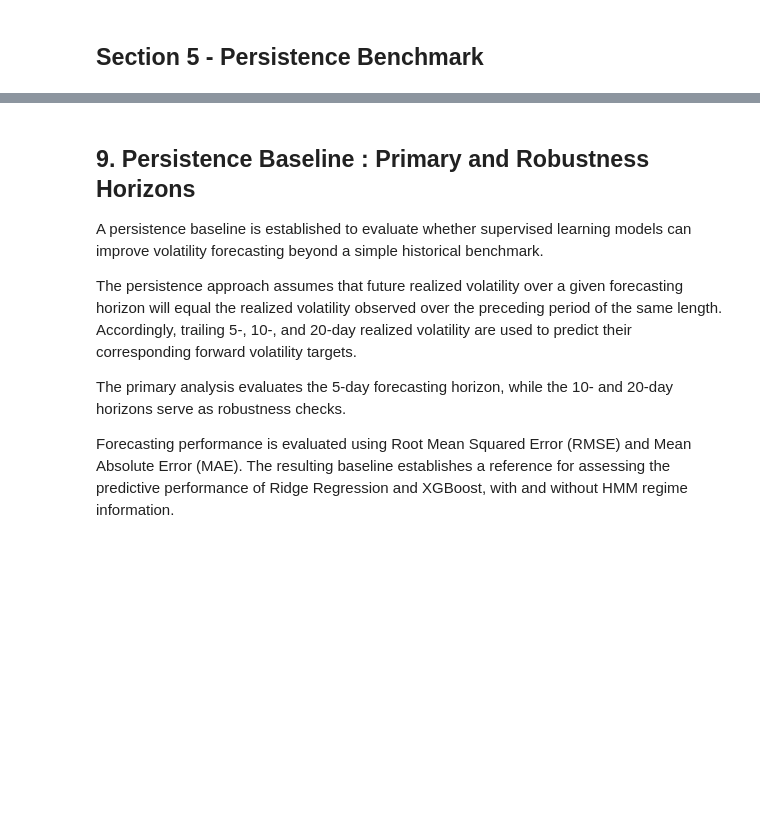
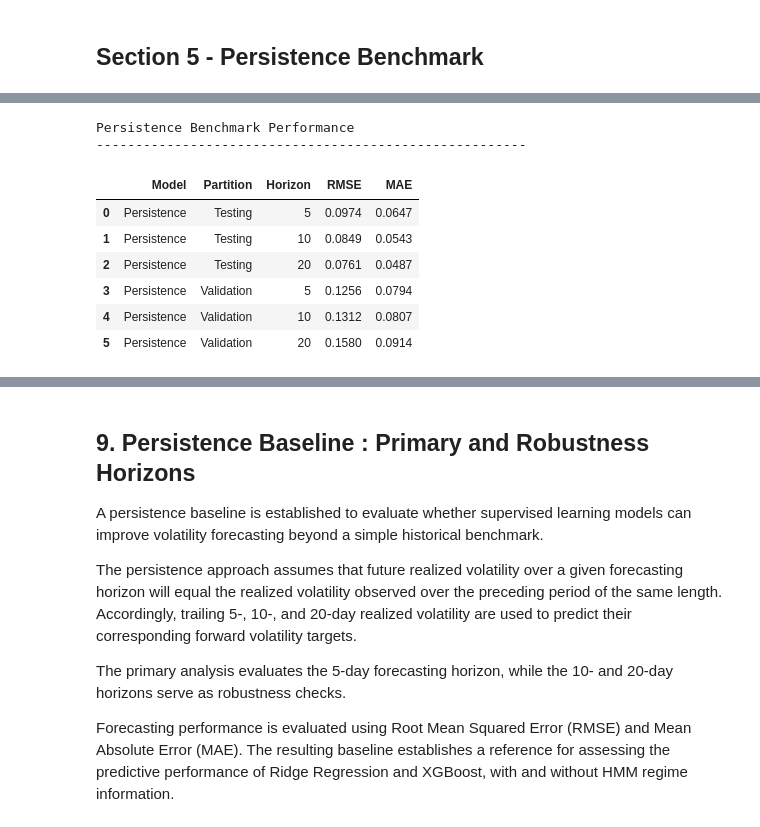
Before and after one commit to LR-Lemon/Milestone-II, a Jupyter notebook: notebooks/02_model_a_volatility_forecasting.ipynb, the cells around one changed output, grey strips where cells are left out. Cells and saved outputs as stored; diff of their text form; code cells hidden in the pictures; blank space fills up the shorter version.

```diff
--- a/notebooks/02_model_a_volatility_forecasting.ipynb
+++ b/notebooks/02_model_a_volatility_forecasting.ipynb
@@ -2174,0 +1941,47 @@ Consequently, the HMM estimation procedure does not introduce information from M
+# %%
+# --------------------------------------------------
+# 5.3 Evaluate Benchmark Performance
+# --------------------------------------------------
+
+benchmark_results = []
+
+for partition_name, horizon_data in persistence_predictions.items():
+
+    for horizon, predictions in horizon_data.items():
+
+        y_true = predictions["Actual"]
+        y_pred = predictions["Predicted"]
+
+        # Calculate forecasting errors
+        rmse = np.sqrt(mean_squared_error(y_true, y_pred))
+        mae = mean_absolute_error(y_true, y_pred)
+
+        benchmark_results.append({
+            "Model": "Persistence",
+            "Partition": partition_name,
+            "Horizon": horizon,
+            "RMSE": rmse,
+            "MAE": mae
+        })
+
+# Consolidate performance results
+benchmark_results_df = pd.DataFrame(benchmark_results)
+
+print("Persistence Benchmark Performance")
+print("-" * 55)
+
+display(
+    benchmark_results_df.sort_values(
+        ["Partition", "Horizon"]
+    ).reset_index(drop=True)
+)
+# %% [output]
+Persistence Benchmark Performance
+-------------------------------------------------------
+|  | Model | Partition | Horizon | RMSE | MAE |
+| 0 | Persistence | Testing | 5 | 0.0974 | 0.0647 |
+| 1 | Persistence | Testing | 10 | 0.0849 | 0.0543 |
+| 2 | Persistence | Testing | 20 | 0.0761 | 0.0487 |
+| 3 | Persistence | Validation | 5 | 0.1256 | 0.0794 |
+| 4 | Persistence | Validation | 10 | 0.1312 | 0.0807 |
+| 5 | Persistence | Validation | 20 | 0.1580 | 0.0914 |
```
Also changed, not shown: parts of 30 cells of this notebook.
